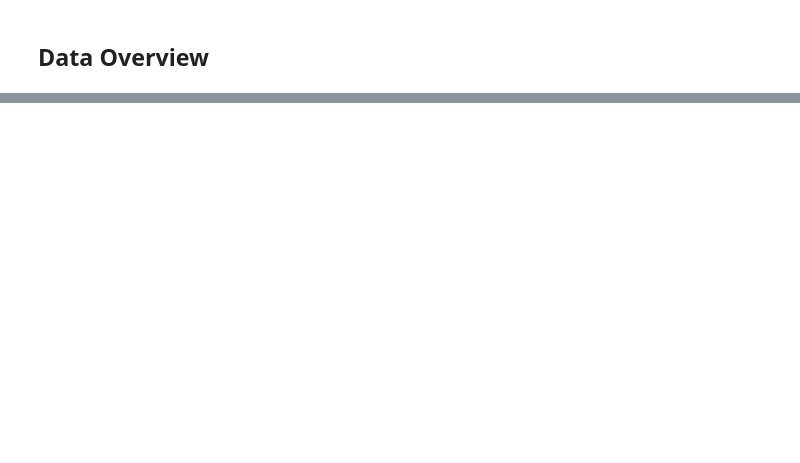
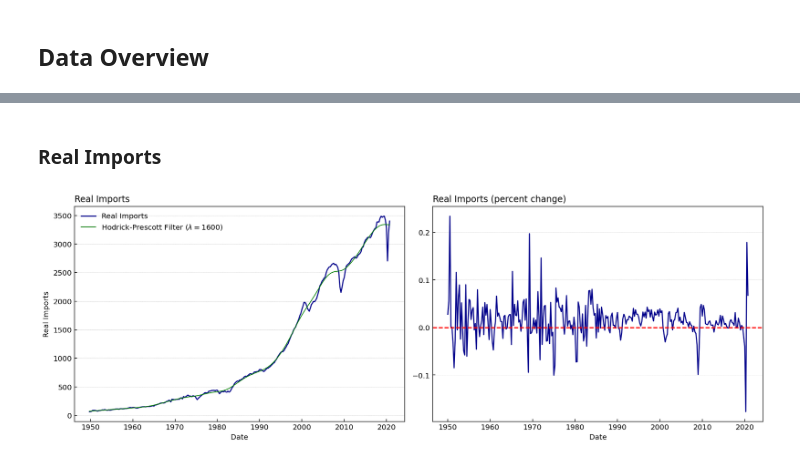
Before and after one commit to LeonHackl/TimeSeries-Forecasting, a Jupyter notebook: DataPreparation-Python.ipynb, the cells around one changed output, grey strips where cells are left out. Cells and saved outputs as stored; diff of their text form; code cells hidden in the pictures; blank space fills up the shorter version.

```diff
--- a/DataPreparation-Python.ipynb
+++ b/DataPreparation-Python.ipynb
@@ -233,0 +112,6 @@ testing.to_csv(os.getcwd() + "/Data/testing.csv")
+# %% [markdown]
+### Real Imports
+# %%
+graph_plot(df["IMP"], "Real Imports")
+# %% [output]
+[figure, added]
```
Also changed, not shown: parts of 75 cells of this notebook.
